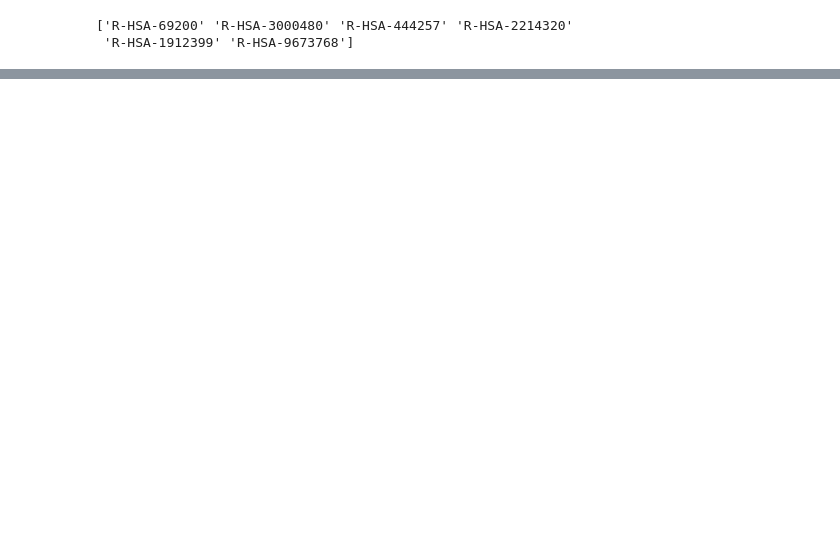
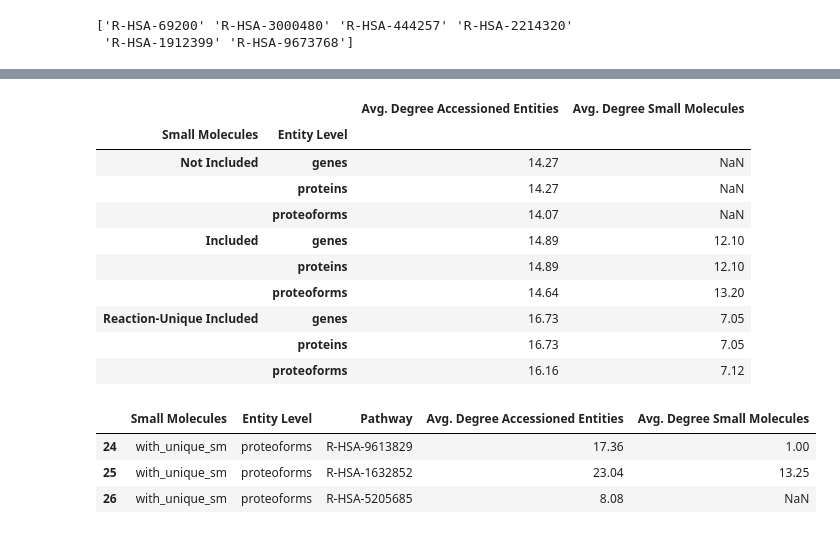
Before and after one commit to PathwayAnalysisPlatform/ProteoformNetworks, a Jupyter notebook: src/Python/analysis_1_size_degree.ipynb, the cells around one changed output, grey strips where cells are left out. Cells and saved outputs as stored; diff of their text form; code cells hidden in the pictures; blank space fills up the shorter version.

```diff
--- a/src/Python/analysis_1_size_degree.ipynb
+++ b/src/Python/analysis_1_size_degree.ipynb
@@ -397,0 +493,34 @@ print(examples)
+# %%
+df_deg_pathways_agg = df_deg_pathways.groupby(['Small Molecules', 'Entity Level']).agg(
+    {
+        "Avg. Degree Accessioned Entities": ['mean'],
+        "Avg. Degree Small Molecules": ['mean']
+    })
+df_deg_pathways_agg.columns = [
+    "Avg. Degree Accessioned Entities",
+    "Avg. Degree Small Molecules"
+]
+df_pathways_grouped = df_deg_pathways_agg.set_index(get_multiindex())
+df_pathways_grouped
+
+# df_br_ap_pathways[["Avg. Degree Accessioned Entities", "Avg. Degree Small Molecules"]]
+# %% [output]
+|  |  | Avg. Degree Accessioned Entities | Avg. Degree Small Molecules |
+| Small Molecules | Entity Level |  |  |
+| Not Included | genes | 14.27 | NaN |
+|  | proteins | 14.27 | NaN |
+|  | proteoforms | 14.07 | NaN |
+| Included | genes | 14.89 | 12.10 |
+|  | proteins | 14.89 | 12.10 |
+|  | proteoforms | 14.64 | 13.20 |
+| Reaction-Unique Included | genes | 16.73 | 7.05 |
+|  | proteins | 16.73 | 7.05 |
+|  | proteoforms | 16.16 | 7.12 |
+# %%
+df_deg_pathways[
+    (df_deg_pathways["Small Molecules"] == 'with_unique_sm') & (df_deg_pathways["Entity Level"] == 'proteoforms')]
+# %% [output]
+|  | Small Molecules | Entity Level | Pathway | Avg. Degree Accessioned Entities | Avg. Degree Small Molecules |
+| 24 | with_unique_sm | proteoforms | R-HSA-9613829 | 17.36 | 1.00 |
+| 25 | with_unique_sm | proteoforms | R-HSA-1632852 | 23.04 | 13.25 |
+| 26 | with_unique_sm | proteoforms | R-HSA-5205685 | 8.08 | NaN |
```
Also changed, not shown: parts of 7 cells of this notebook.
